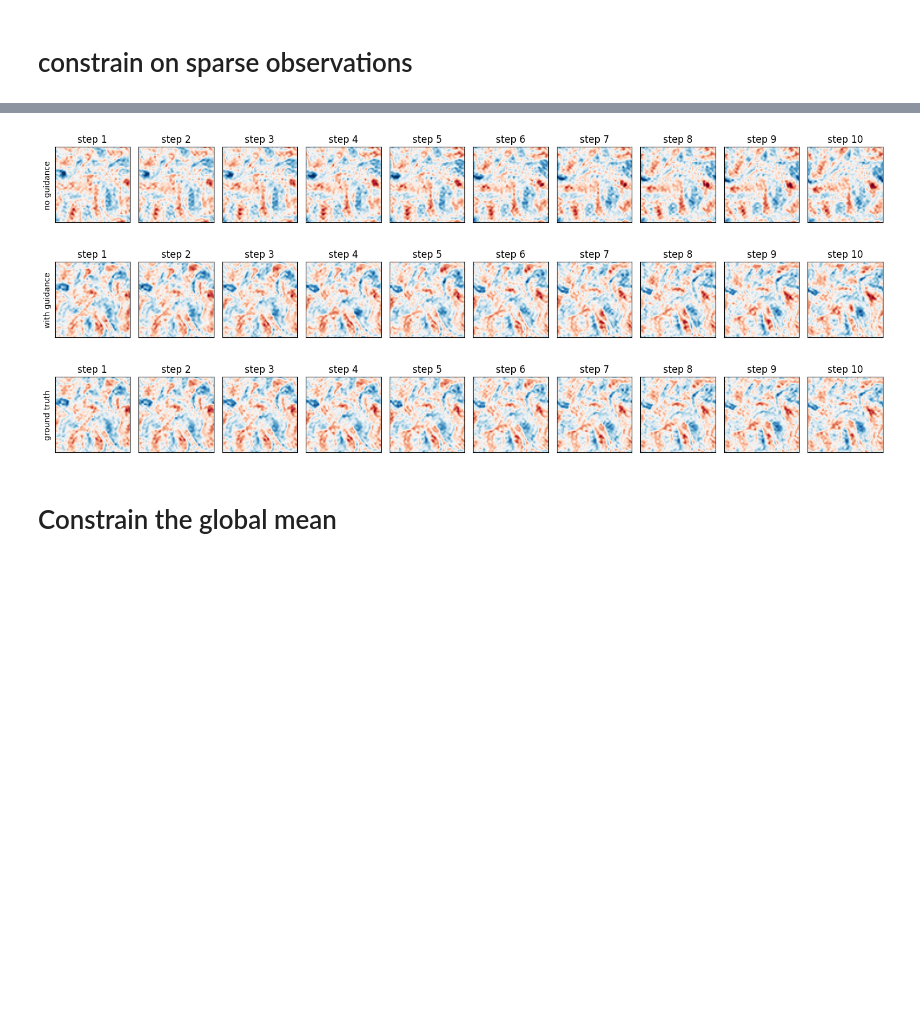
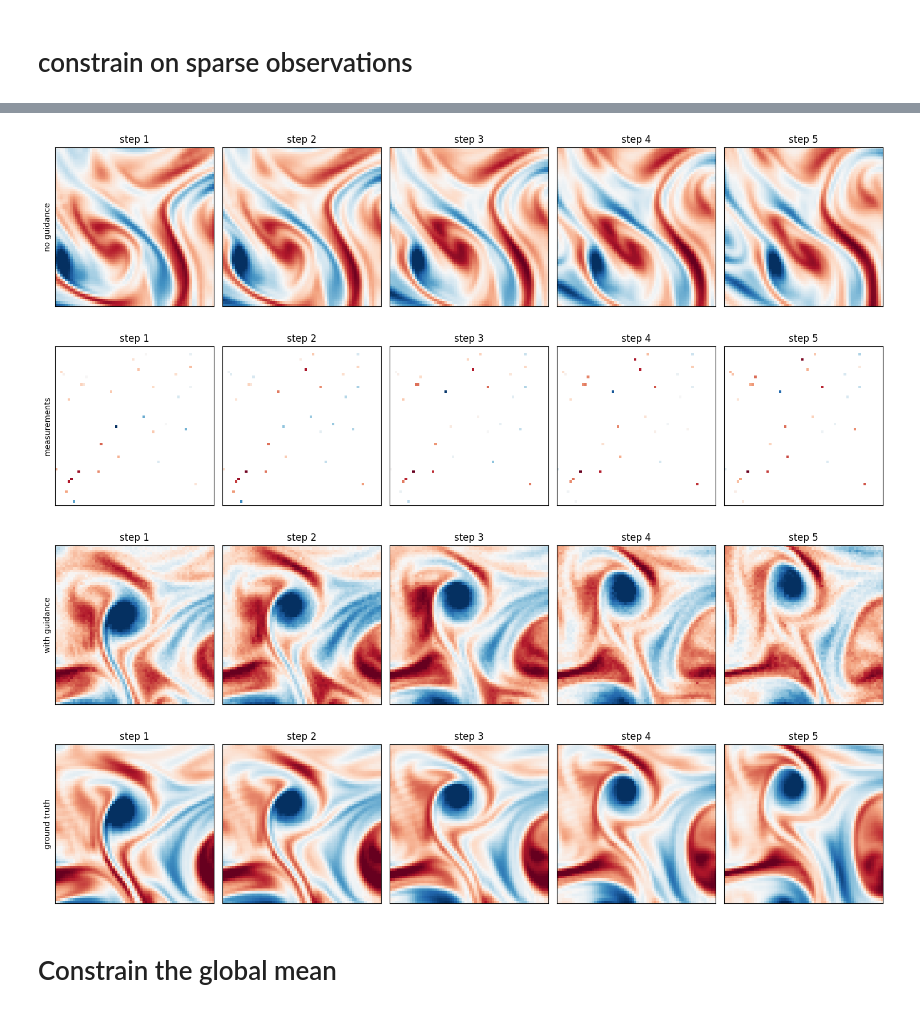
Before and after one commit to Sindhu-Vasireddy/DiffusionRestoration, a Jupyter notebook: notebooks/Constrained-vorticity-sampling.ipynb, the cells around one changed output, grey strips where cells are left out. Drawn from its saved outputs; the diff is of its cells as text; code cells hidden in the pictures; blank space fills up the shorter version.

```diff
--- a/notebooks/Constrained-vorticity-sampling.ipynb
+++ b/notebooks/Constrained-vorticity-sampling.ipynb
@@ -31,9 +31,10 @@ def get_masked_data(x: torch.Tensor, mask_prob: float = 0.5) -> torch.Tensor:
     Returns:
         Masked data.
     """
-    mask = (torch.rand_like(x) < mask_prob)
+    mask_2d = (torch.rand(x.shape[1:], device=x.device) < mask_prob)  # shape (H, W)
+    mask_3d = mask_2d.unsqueeze(0).expand_as(x)
     x_masked = x.clone()
-    x_masked[~mask] = float('nan')
+    x_masked[~mask_3d] = float('nan')
     return x_masked
 
 def plot_time_series(data, num_steps, title="", vmin=-15, vmax=15):
@@ -78,9 +77,19 @@ sim.initialize()
 
 num_measurements = 50
 measurements = torch.from_numpy(sim.target_test[2:num_measurements+2].values) # offset for initial conditions
-masked_measurements = get_masked_data(measurements, mask_prob=0.05)
-plt.imshow(masked_measurements[0], vmin=-10, vmax=10)
+masked_measurements = get_masked_data(measurements, mask_prob=0.01)
+
+plt.figure(figsize=(22,12))
+plt.subplot(1,2,1)
+plt.title("Full state")
+plt.imshow(measurements[0,:,:], vmin=-10, vmax=10)
+#plt.subplot(1,2,2)
+#plt.title("Cropped state")
+#plt.imshow(measurements[0,:64,:64], vmin=-10, vmax=10)
+plt.subplot(1,2,2)
+plt.title("Masked")
+plt.imshow(masked_measurements[0,:,:], vmin=-10, vmax=10)
 plt.show()
 
-print(masked_measurements.shape)
+print(f"mask shape: {masked_measurements.shape}")
 # %% [output]
@@ -96,32 +105,40 @@ constraint = Constraint(measurement=masked_measurements,
 sim.inference.guidance = Guidance(constraint=constraint,
                                   gamma=50.0,
                                   transforms=sim.transforms)
+
 sampling_config = SamplingConfig(
     use_conditioning = True,
-    num_rollout_steps = 20, # length of generated time series
-    num_diffusion_steps = 35
+    num_rollout_steps = 50, # length of generated time series
+    num_diffusion_steps = 50
 )
 
 results = sim.run(sampling_config)
 # %%
 # run inference sampling without guidance
+
+sim = Simulation(config=config,
+                 noise_shape=noise_shape,
+                 variable_name="vorticity")
 
 sim.initialize()
 sim.inference.guidance = None
 results_no_guidance = sim.run(sampling_config)
 # %%
-# compare results
+# compare result
 
-num_steps = 10
+num_steps = 5
 start = 10
+w_crop, h_crop = 64, 64
 
-plot_time_series(results_no_guidance[start:], num_steps=num_steps, title="no guidance", vmin=-10, vmax=10)
-plot_time_series(results[start:], num_steps=num_steps,  title="with guidance", vmin=-10, vmax=10)
-plot_time_series(sim.target_test[2+start:], num_steps=num_steps, title="ground truth", vmin=-10, vmax=10)
+plot_time_series(results_no_guidance[start:, :h_crop, :w_crop], num_steps=num_steps, title="no guidance", vmin=-10, vmax=10)
+plot_time_series(masked_measurements[start:, :h_crop, :w_crop], num_steps=num_steps,  title="measurements", vmin=-10, vmax=10)
+plot_time_series(results[start:, :h_crop, :w_crop], num_steps=num_steps,  title="with guidance", vmin=-10, vmax=10)
+plot_time_series(sim.target_test[2+start:, :h_crop, :w_crop], num_steps=num_steps, title="ground truth", vmin=-10, vmax=10)
 # %% [output]
-[figure, old version]
+[figure, new version]
-[figure, old version]
+[figure, new version]
-[figure, old version]
+[figure, new version]
+[figure, added]
 # %% [markdown]
 # Constrain the global mean
 # %%
```
Also changed, not shown: parts of 2 cells of this notebook, 1 other file.
